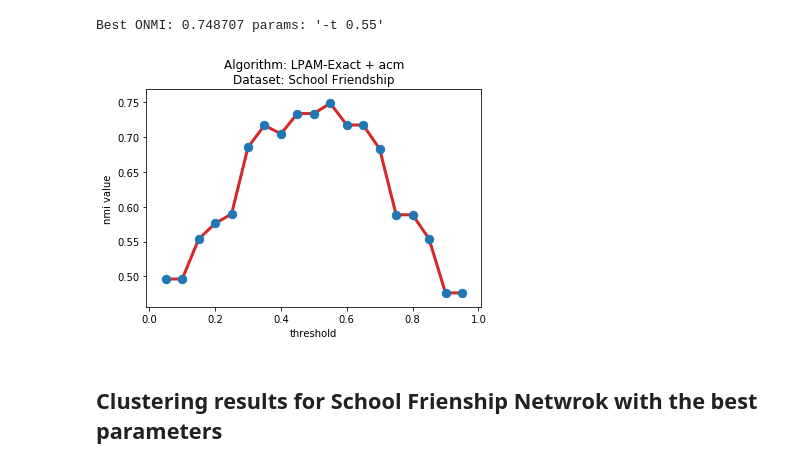
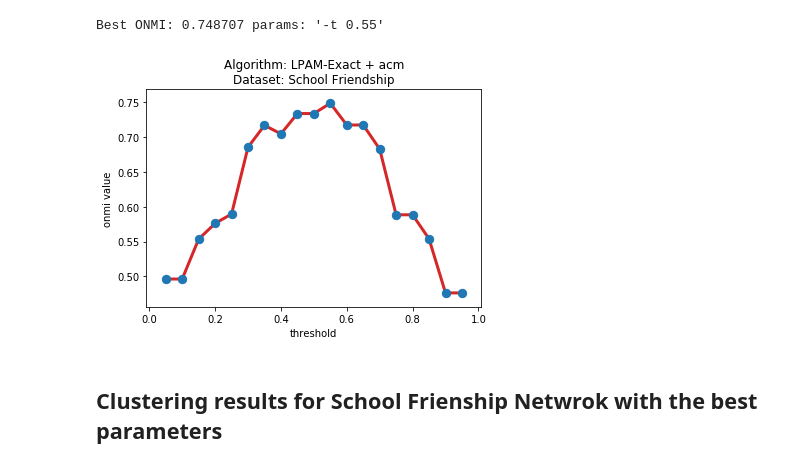
Before and after one commit to aponom84/lpam-clustering, a Jupyter notebook: Scripts/LPAM-Exact-Amplified-Commute-Distance.ipynb, the cells around one changed output. Drawn from its saved outputs; the diff is of its cells as text; code cells hidden in the pictures.

```diff
--- a/Scripts/LPAM-Exact-Amplified-Commute-Distance.ipynb
+++ b/Scripts/LPAM-Exact-Amplified-Commute-Distance.ipynb
@@ -101,7 +114,7 @@ def generate_params(params):
             for remain_params in generate_params({k:params[k] for k in keys[1:]}):
                 yield ( keys[0] + " " + str(value) + " " + remain_params )
 # %%
-def plot_all_params(algorithm, dataset, all_results ):
+def plot_all_params(algorithm, dataset, all_results, fName=None ):
     xdata=[]
     ydata=[]
     df = pd.DataFrame()
@@ -112,19 +125,28 @@ def plot_all_params(algorithm, dataset, all_results ):
         df = df.append({'x': float(splited[1]), 'y': nmi}, ignore_index=True)
 
     plt.plot(xdata, ydata, 'C3', zorder=1, lw=3)
-    # ax = plt.axes(projection='3d')
+
     plt.scatter(xdata, ydata,s=70,zorder=2)
     plt.xlabel('threshold')
-    plt.ylabel('nmi value');
+    plt.ylabel('onmi value');
     plt.title('Algorithm: {}\nDataset: {}'.format(algorithm, dataset));
+#     if (fName is not None):
+#         png1 = BytesIO()
+#         plt.savefig(png1, format='png', dpi=400)
+#         png2 = Image.open(png1)
+#         ffName = '../figures/{}.tiff'.format(fName)
+#         png2.save(ffName)
+#         png1.close()
+#         print("figure saved to: " + ffName)
     plt.show()
 # %% [markdown]
 # School friendship network #
 # %%
 params={}
+all_results = {}
 params["-t"] = np.arange(0.05, 1.0, 0.05)
 # %%
-all_results = lp_experiment(clustersNumber=7,
+all_results['school'] = lp_experiment(clustersNumber=7,
               algorithm = "pmp",
               distance = "acm",
               inputFile =  "../datasets/school_friendship/school-2.gml",
@@ -138,9 +160,10 @@ Output file name: ../Results/lp_pmp_acm_school_friendship/pmp_school-2_ACM_pmp_7
 [interactive output not drawn]
 Best ONMI: 0.748707 params: '-t 0.55'
 # %%
-plot_all_params(algorithm = "LPAM-Exact + acm", dataset = "School Friendship", all_results = all_results)
+plot_all_params(algorithm = "LPAM-Exact + acm",
+                dataset = "School Friendship", all_results = all_results['school'], fName='lpam_onmi_school')
 # %% [output]
-[figure, old version]
+[figure, new version]
 # %% [markdown]
 ## Clustering results for School Frienship Netwrok with the best parameters ##
 # %% [markdown]
```
Also changed, not shown: parts of 17 cells of this notebook, 19 other files.
